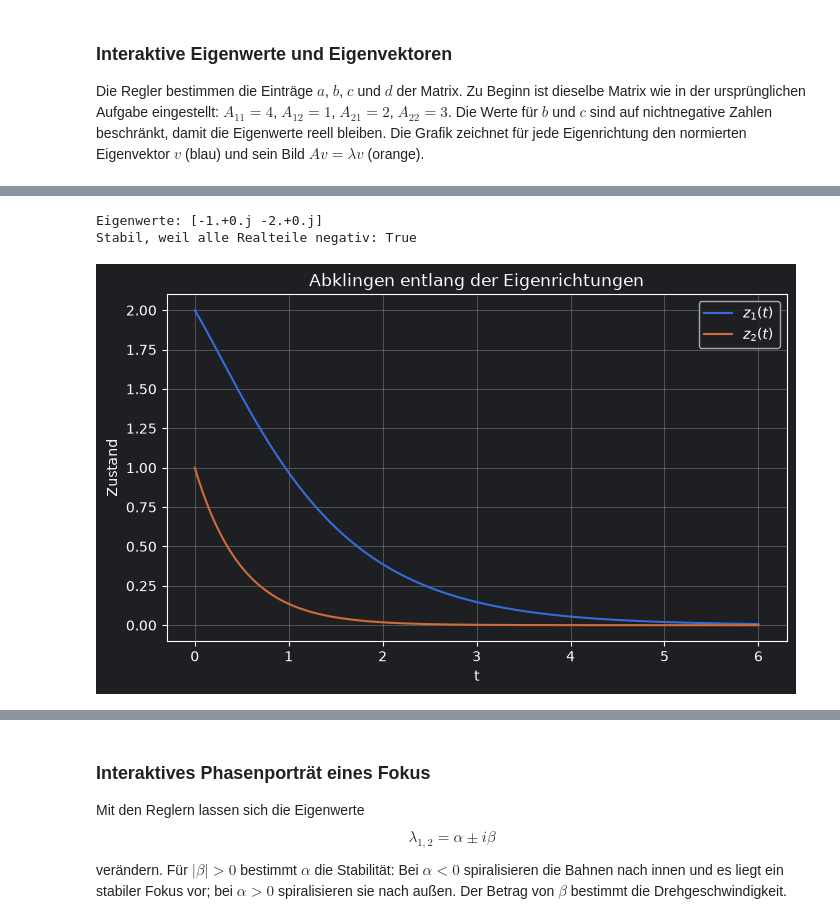
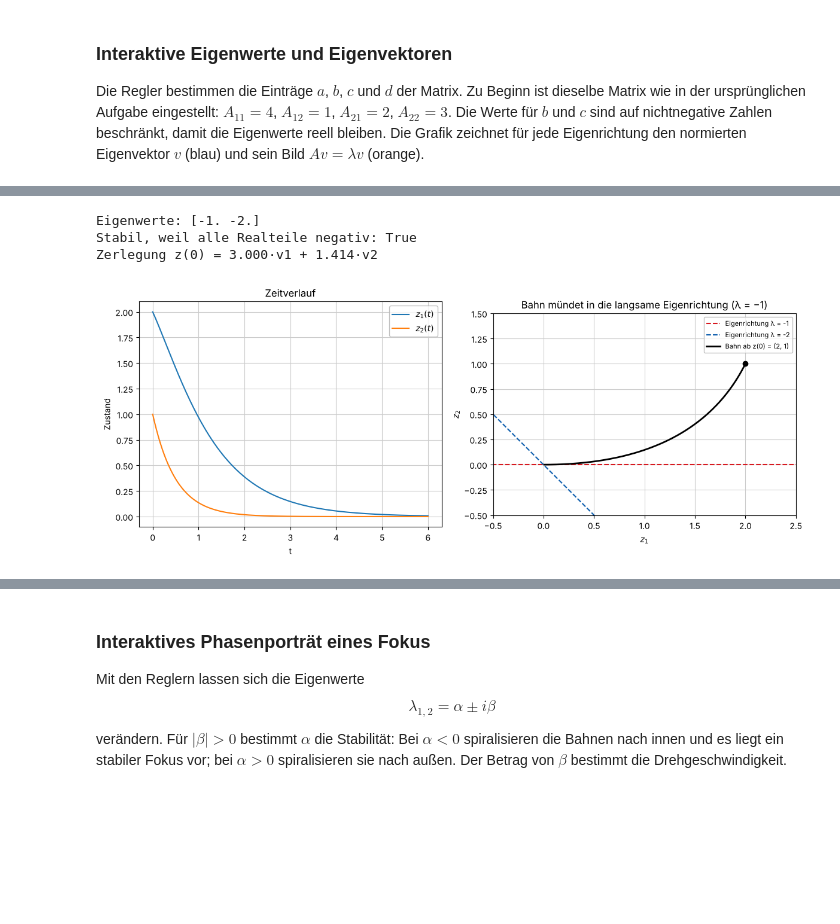
Before and after one commit to karkessler/dhbw-mathe3, a Jupyter notebook: notebooks/differentialgleichungen/00_mathematische_grundlagen.ipynb, the cells around one changed output, grey strips where cells are left out. Drawn from its saved outputs; the diff is of its cells as text; code cells hidden in the pictures; blank space fills up the shorter version.

```diff
--- a/notebooks/differentialgleichungen/00_mathematische_grundlagen.ipynb
+++ b/notebooks/differentialgleichungen/00_mathematische_grundlagen.ipynb
@@ -158,0 +413,20 @@ n=8: Näherung=1.105170918076, Fehler=3.109e-15
+# %%
+M2 = sp.Matrix([[3, 2], [1, -1]])
+M3 = sp.Matrix([[2, 1, 0], [1, 3, 1], [0, 1, 4]])
+print('det 2x2 =', M2.det(), '  (3·(−1) − 2·1)')
+a_ = sp.Matrix(3, 3, lambda i, j: sp.Symbol(f'a{i+1}{j+1}'))
+sarrus = (a_[0,0]*a_[1,1]*a_[2,2] + a_[0,1]*a_[1,2]*a_[2,0] + a_[0,2]*a_[1,0]*a_[2,1]
+          - a_[0,2]*a_[1,1]*a_[2,0] - a_[0,0]*a_[1,2]*a_[2,1] - a_[0,1]*a_[1,0]*a_[2,2])
+print('Sarrus stimmt mit det überein:', sp.expand(a_.det() - sarrus) == 0)
+print('det 3x3 =', M3.det())
+
+fig, achsen = plt.subplots(1, 2, figsize=(11, 4.5))
+for ax, (v1, v2, titel) in zip(achsen, [((3, 1), (2, -1), 'unabhängig'), ((2, 1), (4, 2), 'abhängig')]):
+    v1, v2 = np.array(v1, float), np.array(v2, float)
+    ecken = np.array([[0, 0], v1, v1 + v2, v2])
+    ax.fill(ecken[:, 0], ecken[:, 1], color='#0b5cad', alpha=0.2)
+    for v, farbe in ((v1, '#d71920'), (v2, 'C2')):
+        ax.annotate('', xy=v, xytext=(0, 0), arrowprops=dict(arrowstyle='->', color=farbe, lw=2.5))
+    det = v1[0]*v2[1] - v2[0]*v1[1]
+    ax.set(xlim=(-1, 7), ylim=(-2, 4), aspect='equal', title=f'{titel}: det = {det:g}')
+plt.suptitle('Determinante = signierte Fläche des Parallelogramms'); plt.tight_layout(); plt.show()
@@ -468,20 +859,29 @@ Für die Anfangsbedingung $z(0)=(2,1)^T$ zerlegt die Codezelle den Anfangsvektor
 # %%
 A_stabil = np.array([[-1.0, 1.0], [0.0, -2.0]])
 vals, vecs = np.linalg.eig(A_stabil)
+vals, vecs = np.real(vals), np.real(vecs)       # Eigenwerte hier reell
 print('Eigenwerte:', vals)
 print('Stabil, weil alle Realteile negativ:', np.all(np.real(vals) < 0))
 
 t = np.linspace(0, 6, 300)
 z0 = np.array([2.0, 1.0])
-V = vecs
-coeff = np.linalg.solve(V, z0)
-traj = np.array([V @ (np.exp(vals * ti) * coeff) for ti in t]).real
-plt.plot(t, traj[:, 0], label='$z_1(t)$')
-plt.plot(t, traj[:, 1], label='$z_2(t)$')
-plt.xlabel('t'); plt.ylabel('Zustand'); plt.legend();
-plt.title('Abklingen entlang der Eigenrichtungen'); plt.show()
+coeff = np.linalg.solve(vecs, z0)
+print('Zerlegung z(0) =', ' + '.join(f'{c:.3f}·v{i+1}' for i, c in enumerate(coeff)))
+traj = np.array([vecs @ (np.exp(vals*ti)*coeff) for ti in t]).real
+
+fig, (ax1, ax2) = plt.subplots(1, 2, figsize=(12, 4.8))
+ax1.plot(t, traj[:, 0], label='$z_1(t)$'); ax1.plot(t, traj[:, 1], label='$z_2(t)$')
+ax1.set(xlabel='t', ylabel='Zustand', title='Zeitverlauf'); ax1.legend()
+for lam_w, v, farbe in zip(vals, vecs.T, ('#d71920', '#0b5cad')):
+    ax2.plot([-3*v[0], 3*v[0]], [-3*v[1], 3*v[1]], '--', color=farbe, label=f'Eigenrichtung λ = {lam_w:.0f}')
+ax2.plot(traj[:, 0], traj[:, 1], color='black', linewidth=2, label='Bahn ab z(0) = (2, 1)')
+ax2.plot(*z0, 'ko')
+ax2.set(xlim=(-0.5, 2.5), ylim=(-0.5, 1.5), aspect='equal', xlabel='$z_1$', ylabel='$z_2$',
+        title='Bahn mündet in die langsame Eigenrichtung (λ = −1)')
+ax2.legend(fontsize=8); plt.tight_layout(); plt.show()
 # %% [output]
-Eigenwerte: [-1.+0.j -2.+0.j]
+Eigenwerte: [-1. -2.]
 Stabil, weil alle Realteile negativ: True
+Zerlegung z(0) = 3.000·v1 + 1.414·v2
-[figure, old version]
+[figure, new version]
 # %% [markdown]
```
Also changed, not shown: parts of 50 cells of this notebook, 43 other files.
